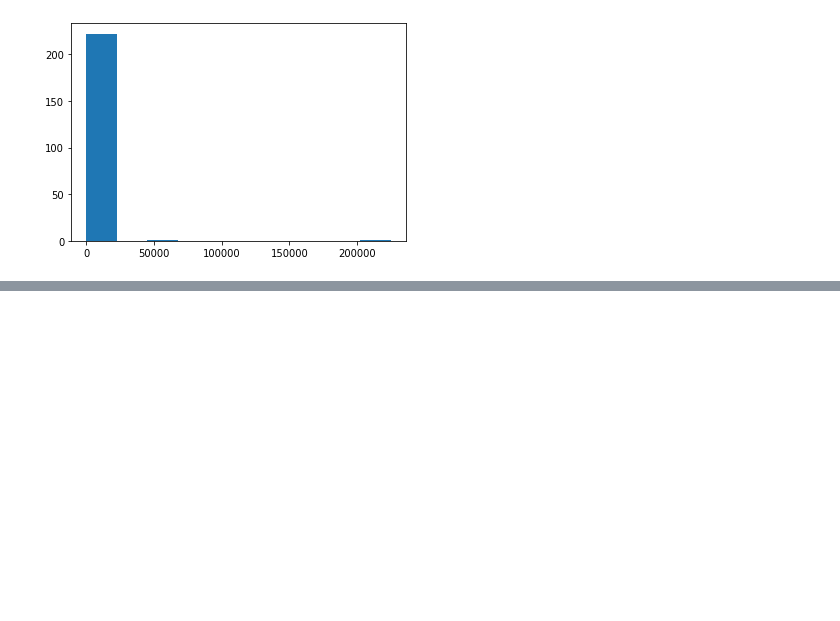
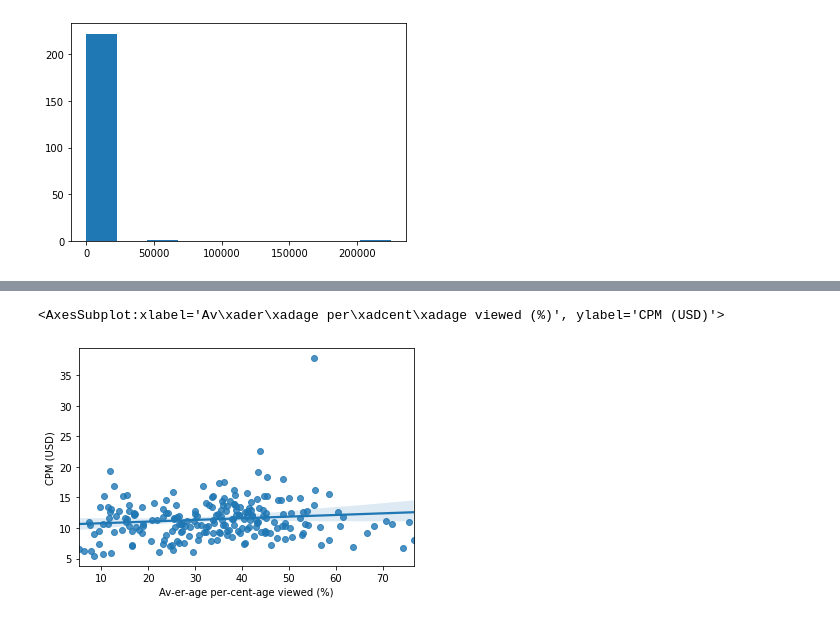
Before and after one commit to dnlsyfq/py_ML_Process_Course_AZ, a Jupyter notebook: 365datascience.ipynb, the cells around one changed output, grey strips where cells are left out. Cells and saved outputs as stored; diff of their text form; code cells hidden in the pictures; blank space fills up the shorter version.

```diff
--- a/365datascience.ipynb
+++ b/365datascience.ipynb
@@ -402,0 +440,5 @@ plt.hist(df_agg.Likes)
+# %%
+sns.regplot(x='Av­er­age per­cent­age viewed (%)',y='CPM (USD)',data=df_agg)
+# %% [output]
+<AxesSubplot:xlabel='Av\xader\xadage per\xadcent\xadage viewed (%)', ylabel='CPM (USD)'>
+[figure, added]
```
Also changed, not shown: parts of 42 cells of this notebook.
